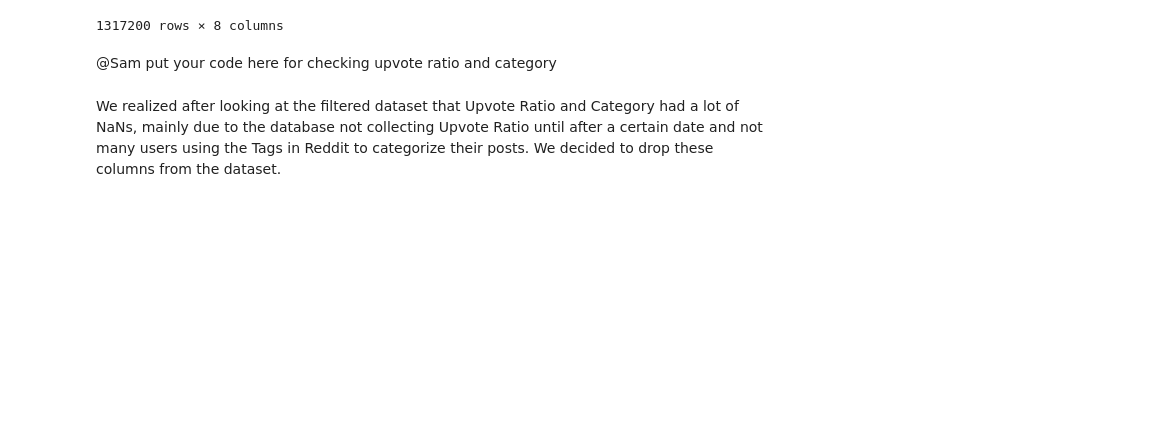
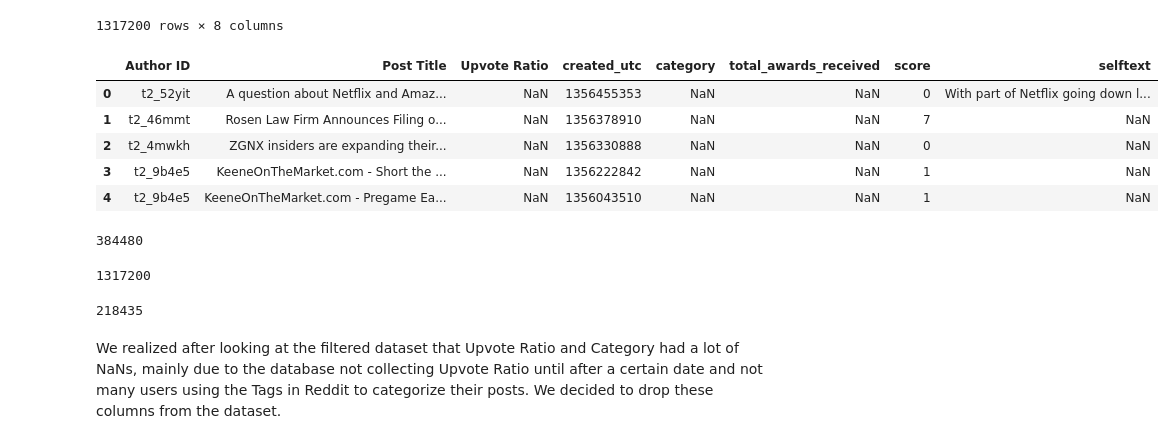
Before and after one commit to sjwfleet/COGS108_Project, a Jupyter notebook: EDACheckpoint_group082.ipynb, the cells around one changed output. Drawn from its saved outputs; the diff is of its cells as text; code cells hidden in the pictures; blank space fills up the shorter version.

```diff
--- a/EDACheckpoint_group082.ipynb
+++ b/EDACheckpoint_group082.ipynb
@@ -202,8 +202,33 @@ out
 | 1317198 | t2_8yqsv | The Pebble Project is the Next AMD. | NaN | 1484459966 | NaN | NaN | 18 | http://www.mining.com/web/norther... |
 | 1317199 | NaN | $TENX anybody? | NaN | 1484459233 | NaN | NaN | 1 | [removed] |
 1317200 rows × 8 columns
-# %% [markdown]
-@Sam put your code here for checking upvote ratio and category
+# %%
+out.head()
+# %% [output]
+|  | Author ID | Post Title | Upvote Ratio | created_utc | category | total_awards_received | score | selftext |
+| 0 | t2_52yit | A question about Netflix and Amaz... | NaN | 1356455353 | NaN | NaN | 0 | With part of Netflix going down l... |
+| 1 | t2_46mmt | Rosen Law Firm Announces Filing o... | NaN | 1356378910 | NaN | NaN | 7 | NaN |
+| 2 | t2_4mwkh | ZGNX insiders are expanding their... | NaN | 1356330888 | NaN | NaN | 0 | NaN |
+| 3 | t2_9b4e5 | KeeneOnTheMarket.com - Short the ... | NaN | 1356222842 | NaN | NaN | 1 | NaN |
+| 4 | t2_9b4e5 | KeeneOnTheMarket.com - Pregame Ea... | NaN | 1356043510 | NaN | NaN | 1 | NaN |
+# %%
+# Many of these are NaN, so we will just leverage Score instead
+
+out['Upvote Ratio'].isna().sum()
+# %% [output]
+384480
+# %%
+# Approx all NaN, so dropping this column
+
+out['category'].isna().sum()
+# %% [output]
+1317200
+# %%
+# Enough to keep, so we won't drop this column
+
+out['total_awards_received'].isna().sum()
+# %% [output]
+218435
 # %% [markdown]
 We realized after looking at the filtered dataset that Upvote Ratio and Category had a lot of NaNs, mainly due to the database not collecting Upvote Ratio until after a certain date and not many users using the Tags in Reddit to categorize their posts. We decided to drop these columns from the dataset.
 # %%
```
Also changed, not shown: parts of 2 cells of this notebook.
